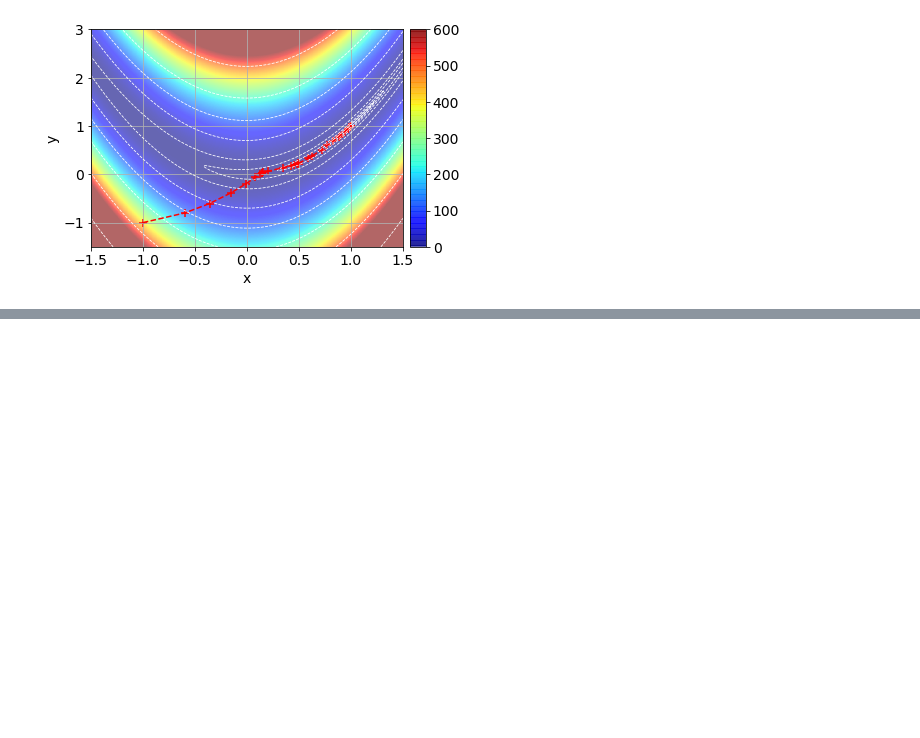
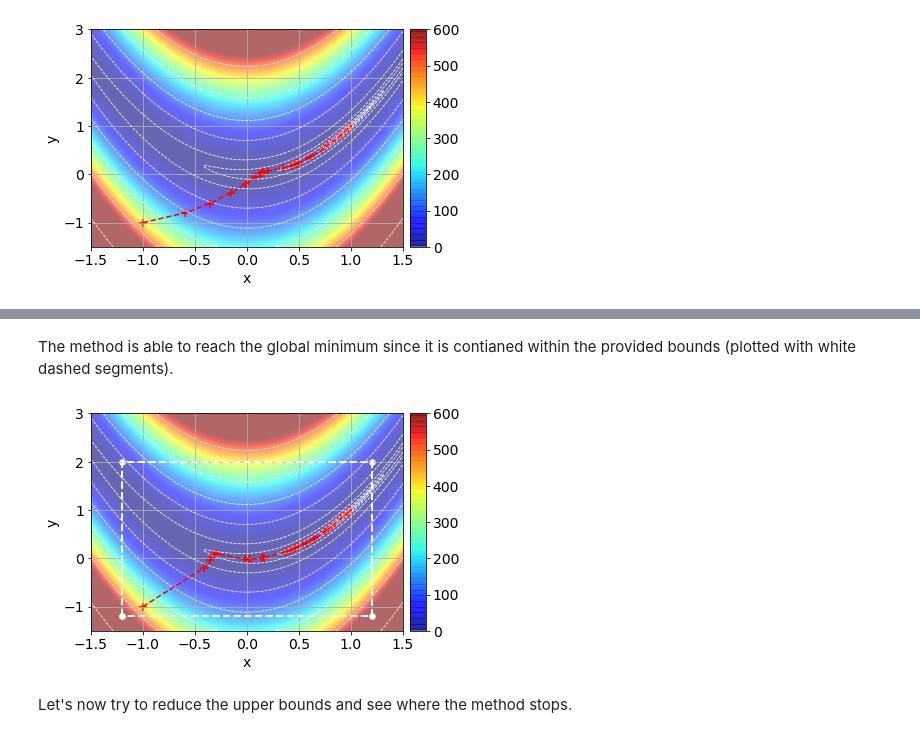
Before and after one commit to fpicetti/occamypy, a Jupyter notebook: tutorials/Rosenbrock.ipynb, the cells around one changed output, grey strips where cells are left out. Saved outputs shown, nothing was run; the diff lists cells and outputs as text; code cells hidden in the pictures; blank space fills up the shorter version.

Commit message:
Added L-BFGS-B example on Rosenbrock function.

```diff
--- a/tutorials/Rosenbrock.ipynb
+++ b/tutorials/Rosenbrock.ipynb
@@ -45,10 +45,10 @@ class Rosenbrock(occamypy.Problem):
 	   res = objective function value
 	"""
 
-	def __init__(self, x_initial, y_initial):
+	def __init__(self, x_initial, y_initial, minBound=None, maxBound=None):
 		"""Constructor of linear problem"""
 		#Setting the bounds (if any)
-		super(Rosenbrock, self).__init__(None, None)
+		super(Rosenbrock, self).__init__(minBound, maxBound)
 		#Setting initial model
 		self.model = occamypy.VectorNumpy(np.array((x_initial, y_initial)))
 		self.dmodel = self.model.clone()
@@ -403,0 +456,29 @@ plt.show()
+# %% [markdown]
+The method is able to reach the global minimum since it is contianed within the provided bounds (plotted with white dashed segments).
+# %%
+fig, ax = plt.subplots()
+plt.scatter(x_smpld, y_smpld, color='red', s=50, marker="+")
+plt.plot(x_smpld, y_smpld, "--", color='red')
+plt.scatter(bounds_points_x, bounds_points_y, marker="o", color='w', s=30)
+plt.plot(bounds_points_x, bounds_points_y, "--", color='w', linewidth=2)
+im = plt.imshow(obj_ros.plot().T, cmap='jet', alpha=.6,
+                vmin=0.0, vmax=600, extent=[1.5,-1.5,-1.5,3.0])
+plt.xlabel("x")
+plt.ylabel("y")
+plt.grid()
+cs = plt.contour(obj_ros.plot().T,
+                 levels=[0.05,0.1,0.5,2,10,50,125,250,500,1000],
+                 extent=[-1.5,1.5,3.0,-1.5],
+                 colors="white",
+                 linewidths=(0.8,),
+                 linestyles='--')
+plt.gca().invert_xaxis()
+divider = make_axes_locatable(ax)
+cax = divider.append_axes("right", size="5%", pad=0.1)
+plt.colorbar(im, cax=cax)
+ax.set_aspect('auto')
+plt.show()
+# %% [output]
+[figure, added]
+# %% [markdown]
+Let's now try to reduce the upper bounds and see where the method stops.
```
Also changed, not shown: parts of 15 cells of this notebook, 1 other file.
